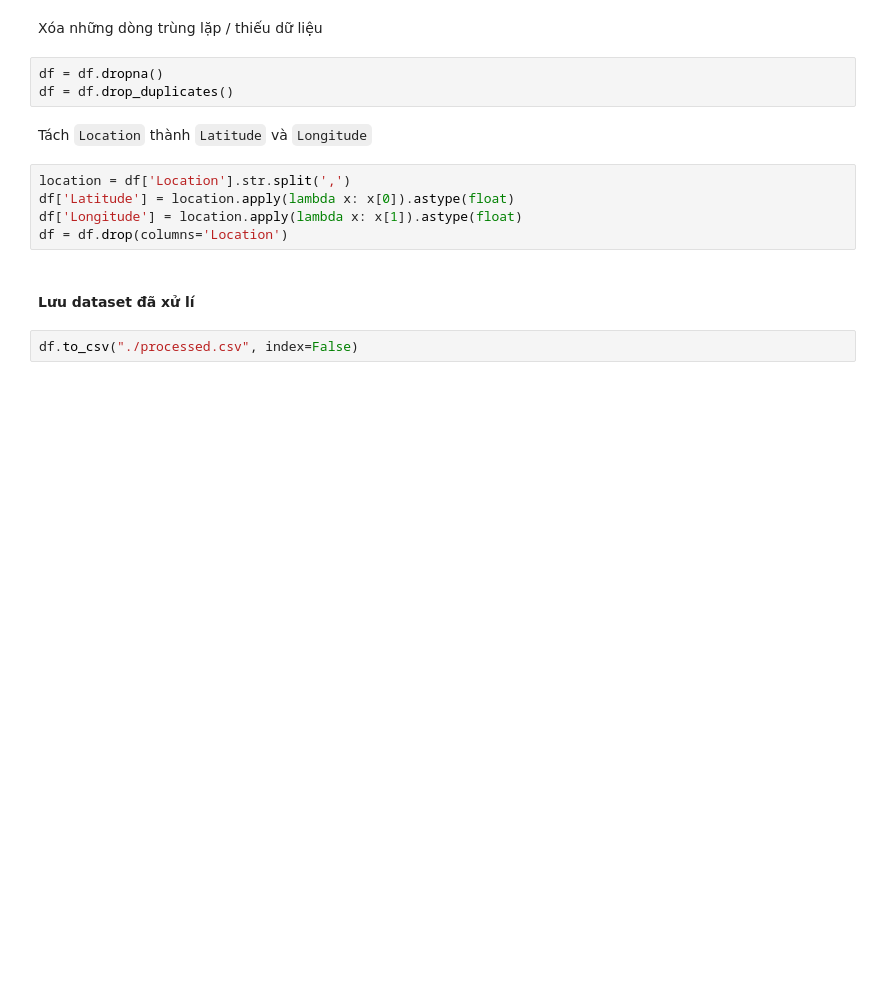
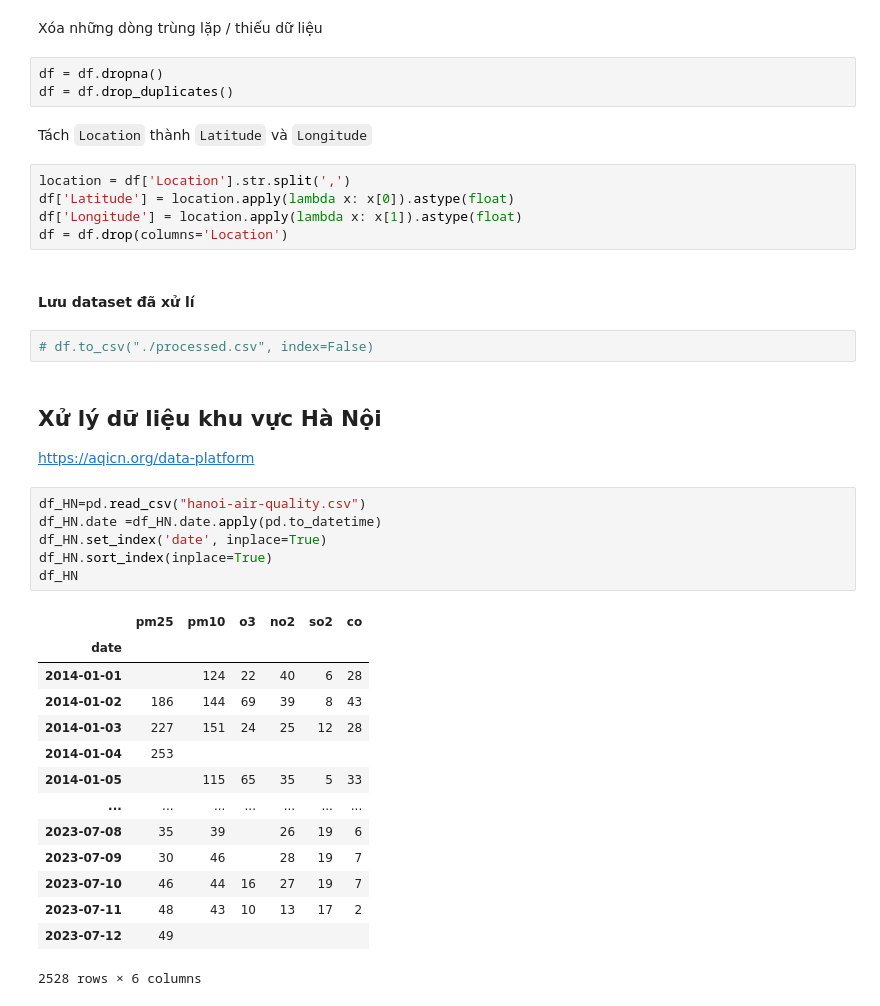
Before and after one commit to VienHaiYen/Air-Quality-In-VietNam, a Jupyter notebook: air_quality-vietnam/preprocess.ipynb, the cells around one changed output. Drawn from its saved outputs; the diff is of its cells as text; blank space fills up the shorter version.

```diff
--- a/air_quality-vietnam/preprocess.ipynb
+++ b/air_quality-vietnam/preprocess.ipynb
@@ -223,4 +223,28 @@ df = df.drop(columns='Location')
 # %% [markdown]
 #### Lưu dataset đã xử lí
 # %%
-df.to_csv("./processed.csv", index=False)
+# df.to_csv("./processed.csv", index=False)
+# %% [markdown]
+## Xử lý dữ liệu khu vực Hà Nội
+https://aqicn.org/data-platform
+# %%
+df_HN=pd.read_csv("hanoi-air-quality.csv")
+df_HN.date =df_HN.date.apply(pd.to_datetime)
+df_HN.set_index('date', inplace=True)
+df_HN.sort_index(inplace=True)
+df_HN
+# %% [output]
+|  | pm25 | pm10 | o3 | no2 | so2 | co |
+| date |  |  |  |  |  |  |
+| 2014-01-01 |  | 124 | 22 | 40 | 6 | 28 |
+| 2014-01-02 | 186 | 144 | 69 | 39 | 8 | 43 |
+| 2014-01-03 | 227 | 151 | 24 | 25 | 12 | 28 |
+| 2014-01-04 | 253 |  |  |  |  |  |
+| 2014-01-05 |  | 115 | 65 | 35 | 5 | 33 |
+| ... | ... | ... | ... | ... | ... | ... |
+| 2023-07-08 | 35 | 39 |  | 26 | 19 | 6 |
+| 2023-07-09 | 30 | 46 |  | 28 | 19 | 7 |
+| 2023-07-10 | 46 | 44 | 16 | 27 | 19 | 7 |
+| 2023-07-11 | 48 | 43 | 10 | 13 | 17 | 2 |
+| 2023-07-12 | 49 |  |  |  |  |  |
+2528 rows × 6 columns
```
Also changed, not shown: parts of 13 cells of this notebook, 4 other files.
